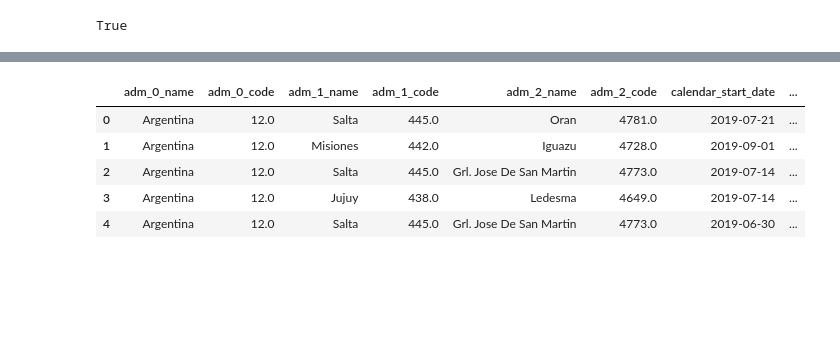
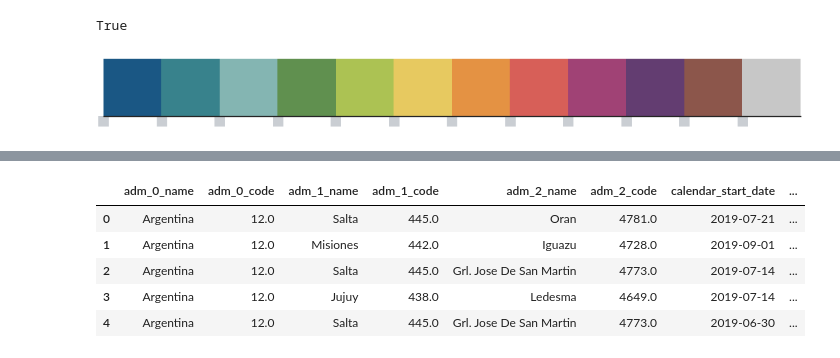
Before and after one commit to haileyrobertson/endemic-factors, a Jupyter notebook: src/ef_opendengue_cleaning.ipynb, the cells around one changed output, grey strips where cells are left out. Cells and saved outputs as stored; diff of their text form; code cells hidden in the pictures; blank space fills up the shorter version.

```diff
--- a/src/ef_opendengue_cleaning.ipynb
+++ b/src/ef_opendengue_cleaning.ipynb
@@ -22,3 +40,90 @@ from dotenv import load_dotenv
 load_dotenv()
 # %% [output]
 True
+# %%
+colors = ['#1A5784', '#38828C', '#84B5B2', '#60904F', '#ACC253', '#E7C960', '#E49243', '#D75F58', '#A04275', '#633D71', '#8c564b', '#c7c7c7']
+sns.palplot(sns.color_palette(colors))
+
+# Define chart color palette
+chart = ['#2C2B2B','#565E69','#CACED3','#E7EAEE']
+sns.palplot(sns.color_palette(chart))
+
+# Define constants
+figure_size = (20,6)
+
+# Set background
+sns.set_context('talk') #change the size from small to medium
+sns.set_style('white') #change bg to white
+
+# Add every font at the specified location
+font_dir = ['/Users/haileyrobertson/Library/Fonts']
+for font in font_manager.findSystemFonts(font_dir):
+    font_manager.fontManager.addfont(font)
+
+# Set font family globally
+plt.rcParams['font.family'] = 'Open Sans'
+plt.rcParams['font.weight'] = 'bold'
+
+# Set margins
+plt.rcParams['axes.xmargin'] = 0.1
+plt.rcParams['axes.ymargin'] = 0.1
+
+# Define list of date formats
+zfmts = ['', '%Y','%b\n%Y', '%b', '%b-%d', '%H:%M', '%H:%M']
+
+# Format axes
+plt.rcParams['axes.spines.top'] = False
+plt.rcParams['axes.spines.bottom'] = True
+plt.rcParams['axes.spines.left'] = False
+plt.rcParams['axes.spines.right'] = False
+plt.rcParams['axes.axisbelow'] = True
+plt.rcParams['axes.linewidth'] = 1
+plt.rcParams['axes.titlepad'] = 30
+
+# Format ticks
+plt.rcParams["xtick.direction"] = "out"
+plt.rcParams['xtick.major.size'] = 10
+plt.rcParams['xtick.minor.size'] = 10
+plt.rcParams['xtick.bottom'] = True
+plt.rcParams['xtick.color'] = chart[2]
+plt.rcParams['xtick.major.width'] = 1
+plt.rcParams['xtick.minor.width'] = 1
+plt.rcParams['xtick.labelcolor'] = chart[1]
+plt.rcParams['xtick.labelsize'] = 8
+
+plt.rcParams["ytick.direction"] = "in"
+plt.rcParams["ytick.major.pad"] = 0
+plt.rcParams["ytick.minor.pad"] = 0
+plt.rcParams["ytick.major.size"] = 10
+plt.rcParams["ytick.minor.size"] = 10
+plt.rcParams["ytick.color"] = chart[2]
+plt.rcParams["ytick.major.width"] = 0.1
+plt.rcParams["ytick.minor.width"] = 0.1
+plt.rcParams["ytick.labelcolor"] = chart[1]
+plt.rcParams["ytick.labelsize"] = 8
+
+
+# Adjust fontdict for title
+titlefont = {'family': 'Open Sans',
+             'color':  chart[0],
+             'weight': 400,
+             'size': 20}
+
+# Set grid style
+plt.rcParams['grid.color'] = chart[2]
+plt.rcParams['grid.linestyle'] = 'dashed'
+plt.rcParams['grid.linewidth']=0.5
+
+# Set legend style
+plt.rcParams['legend.frameon'] = False
+plt.rcParams['legend.fontsize'] = 12
+plt.rcParams['legend.handlelength'] = 1
+plt.rcParams['legend.handleheight'] = 1.125
+
+
+
+# Set axis labels
+plt.rcParams['axes.labelsize'] = 12
+plt.rcParams['axes.labelcolor'] = chart[1]
+# %% [output]
+[figure, added]
```
Also changed, not shown: parts of 16 cells of this notebook.
